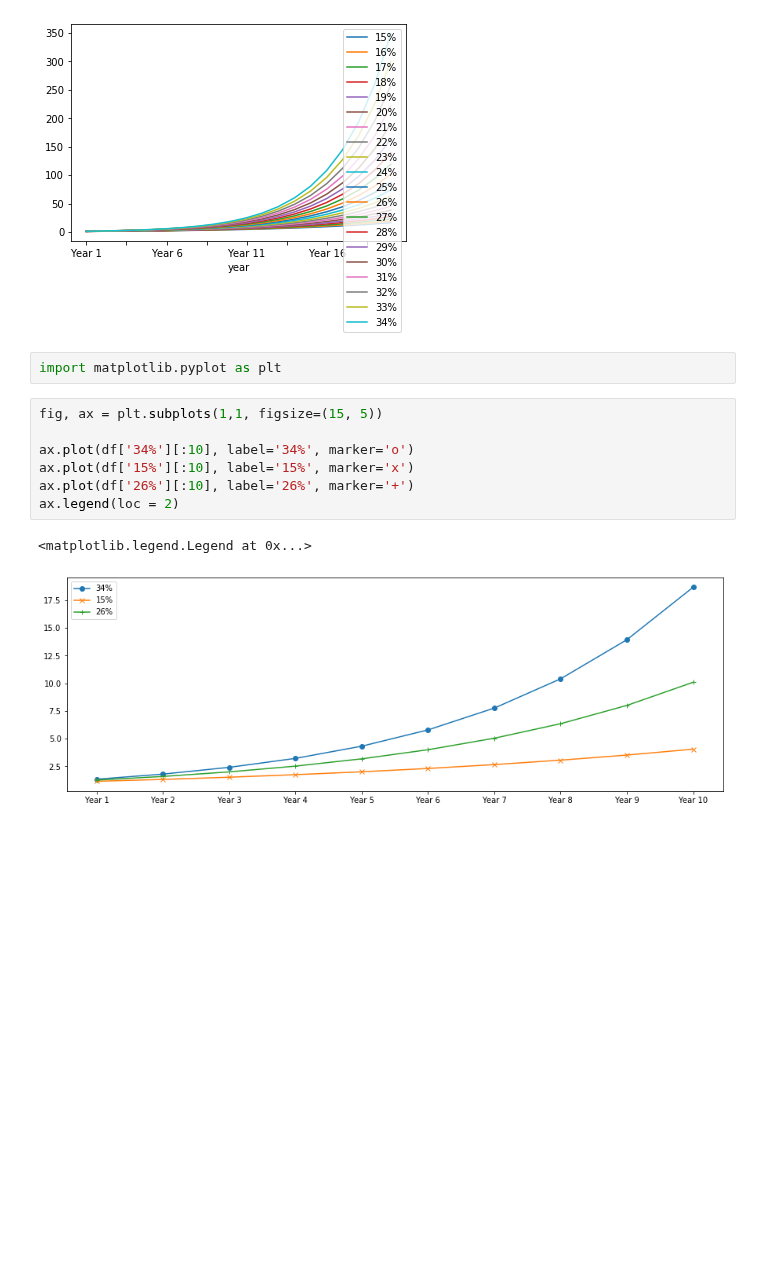
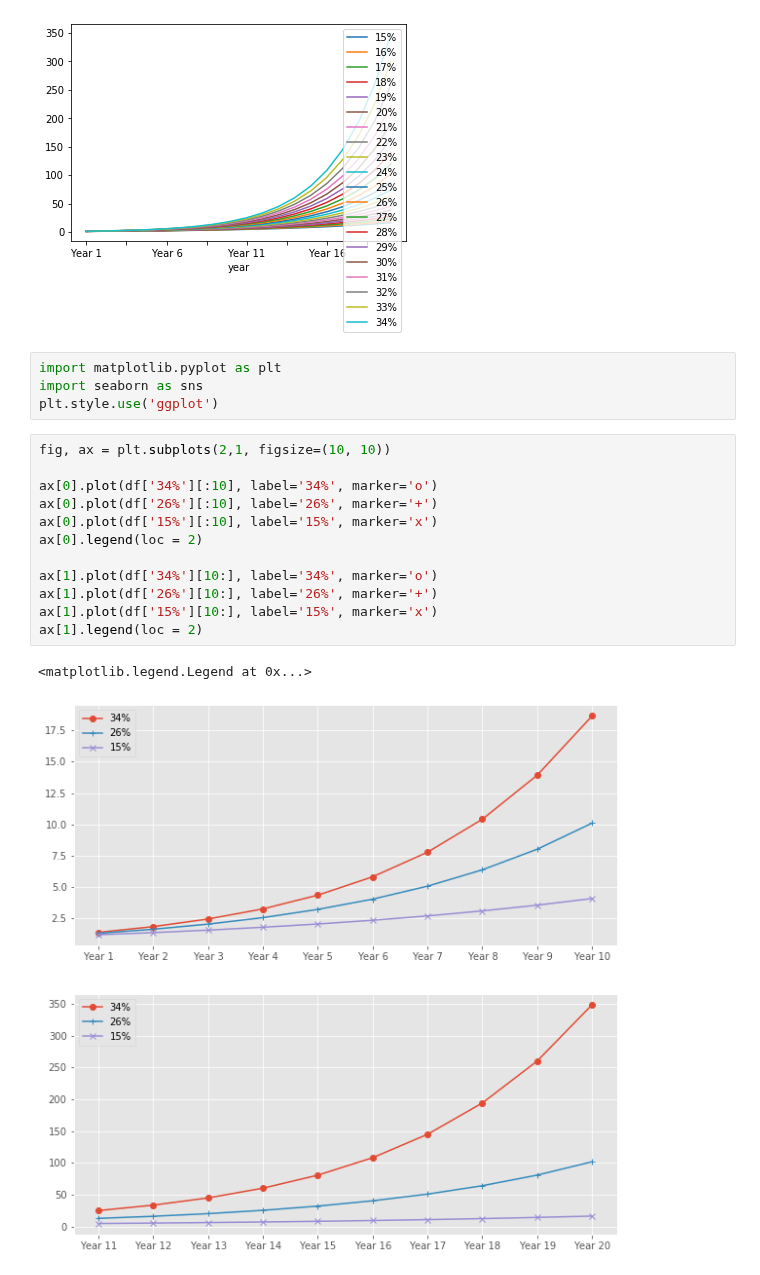
Before and after one commit to vsharma2013/en-clf, a Jupyter notebook: compounded_returns.ipynb, the cells around one changed output. Saved outputs shown, nothing was run; the diff lists cells and outputs as text; blank space fills up the shorter version.

```diff
--- a/compounded_returns.ipynb
+++ b/compounded_returns.ipynb
@@ -42,13 +42,20 @@ df.plot()
 [figure]
 # %%
 import matplotlib.pyplot as plt
+import seaborn as sns
+plt.style.use('ggplot')
 # %%
-fig, ax = plt.subplots(1,1, figsize=(15, 5))
+fig, ax = plt.subplots(2,1, figsize=(10, 10))
 
-ax.plot(df['34%'][:10], label='34%', marker='o')
-ax.plot(df['15%'][:10], label='15%', marker='x')
-ax.plot(df['26%'][:10], label='26%', marker='+')
-ax.legend(loc = 2)
+ax[0].plot(df['34%'][:10], label='34%', marker='o')
+ax[0].plot(df['26%'][:10], label='26%', marker='+')
+ax[0].plot(df['15%'][:10], label='15%', marker='x')
+ax[0].legend(loc = 2)
+
+ax[1].plot(df['34%'][10:], label='34%', marker='o')
+ax[1].plot(df['26%'][10:], label='26%', marker='+')
+ax[1].plot(df['15%'][10:], label='15%', marker='x')
+ax[1].legend(loc = 2)
 # %% [output]
 <matplotlib.legend.Legend at 0x...>
-[figure, old version]
+[figure, new version]
```
